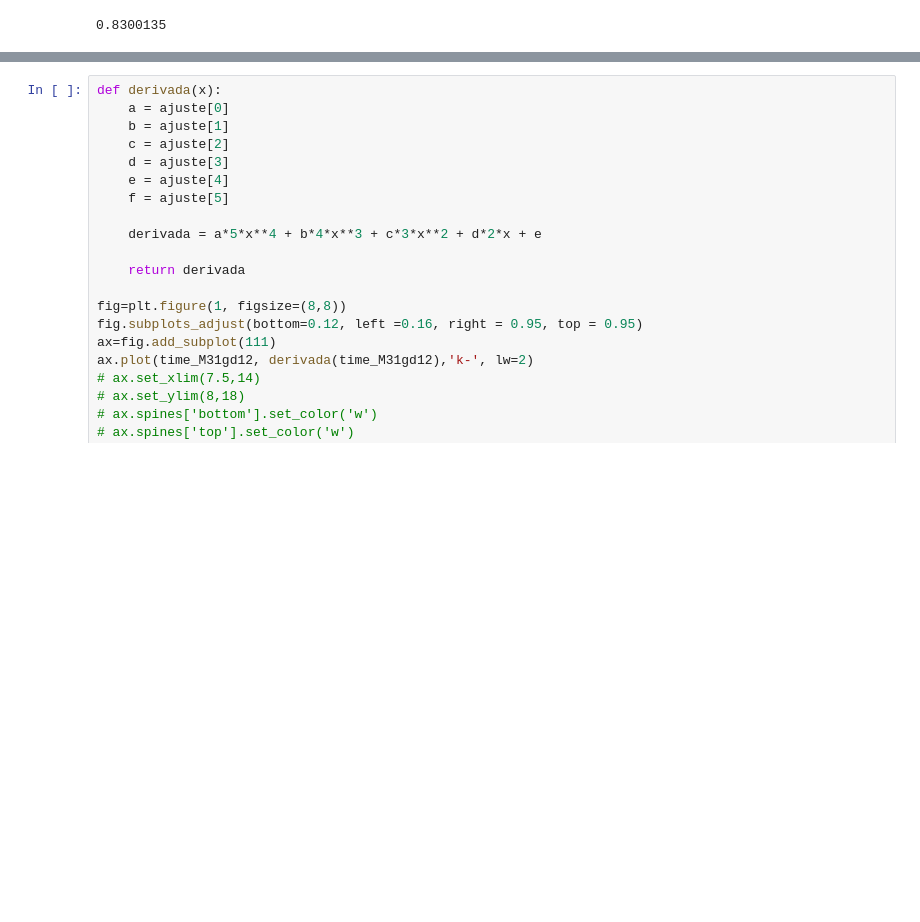
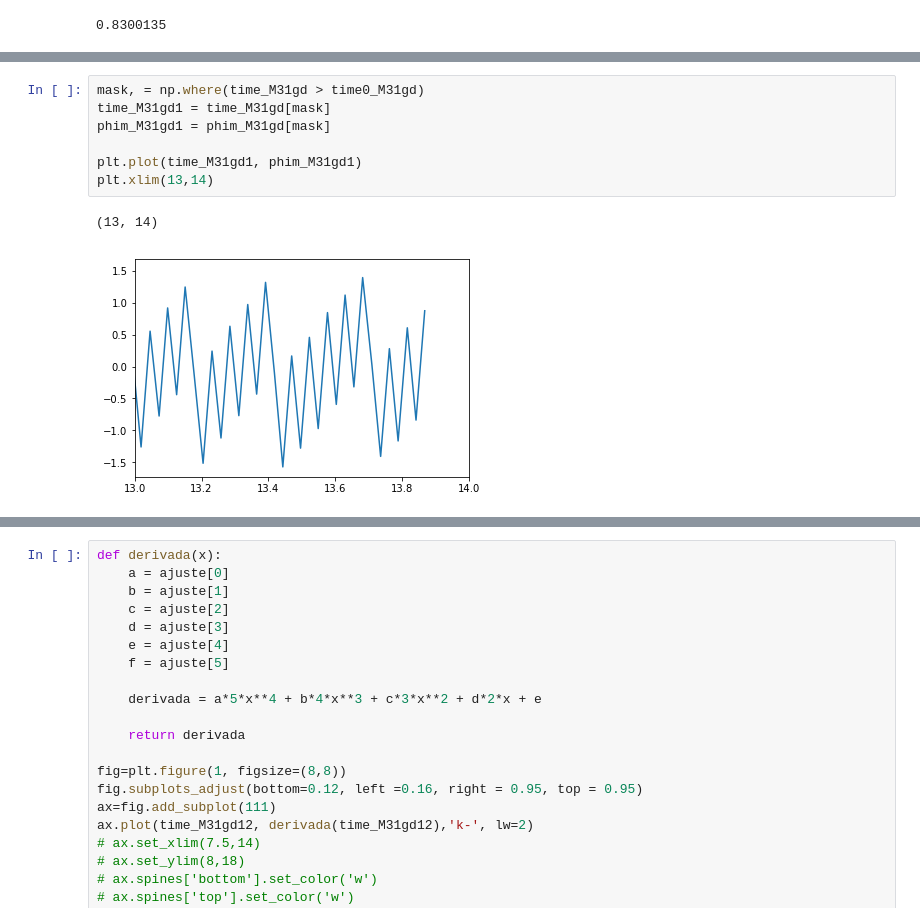
Before and after one commit to ornemarioni/Barras_GdGs, a Jupyter notebook: Barras_Gd/programs/A2maxvstime_simulaciones.ipynb, the cells around one changed output, grey strips where cells are left out. Cells and saved outputs as stored; diff of their text form; blank space fills up the shorter version.

```diff
--- a/Barras_Gd/programs/A2maxvstime_simulaciones.ipynb
+++ b/Barras_Gd/programs/A2maxvstime_simulaciones.ipynb
@@ -462,0 +460,10 @@ plt.show()
+# %%
+mask, = np.where(time_M31gd > time0_M31gd)
+time_M31gd1 = time_M31gd[mask]
+phim_M31gd1 = phim_M31gd[mask]
+
+plt.plot(time_M31gd1, phim_M31gd1)
+plt.xlim(13,14)
+# %% [output]
+(13, 14)
+[figure, added]
```
Also changed, not shown: parts of 4 cells of this notebook, 4 other files.
